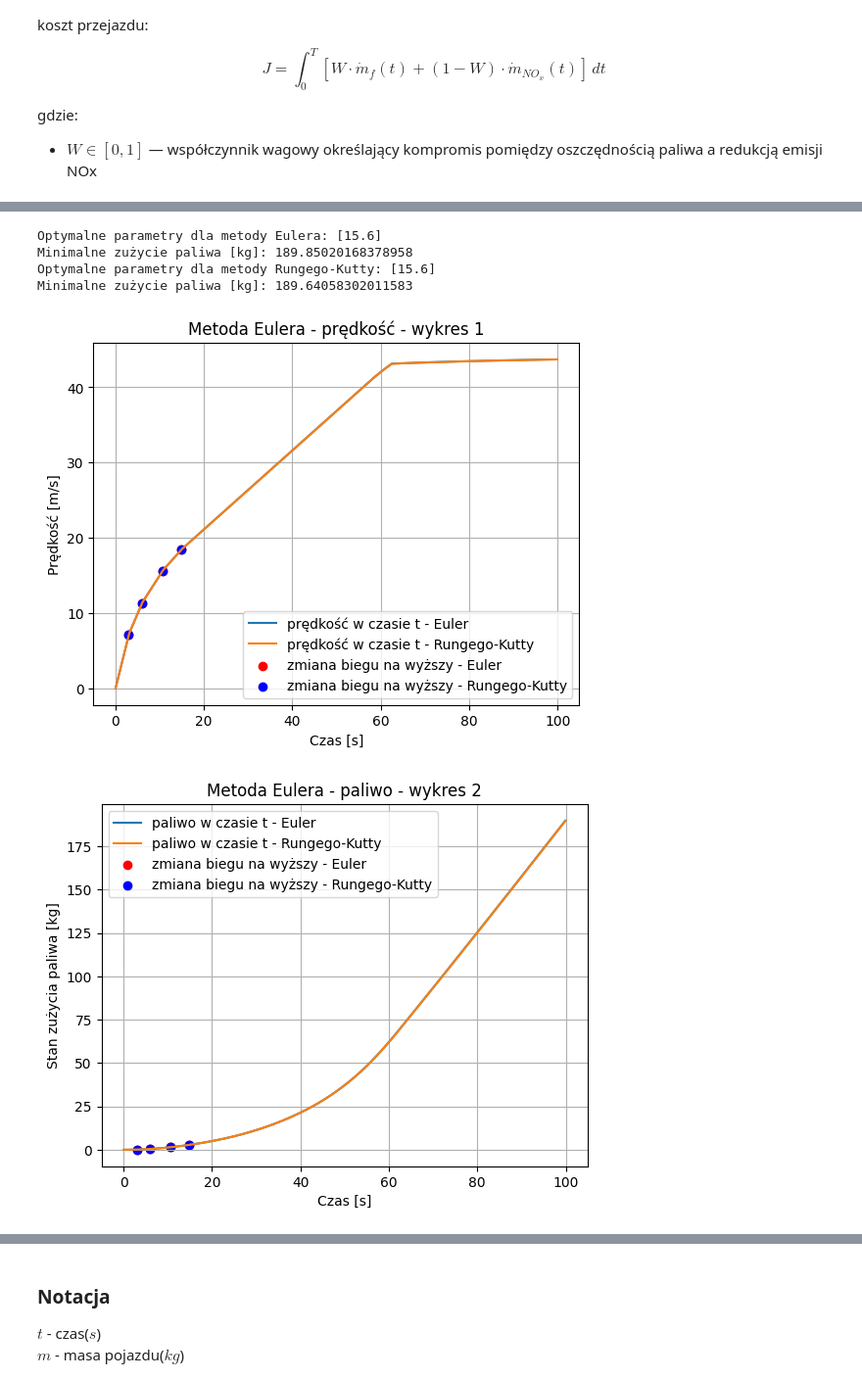
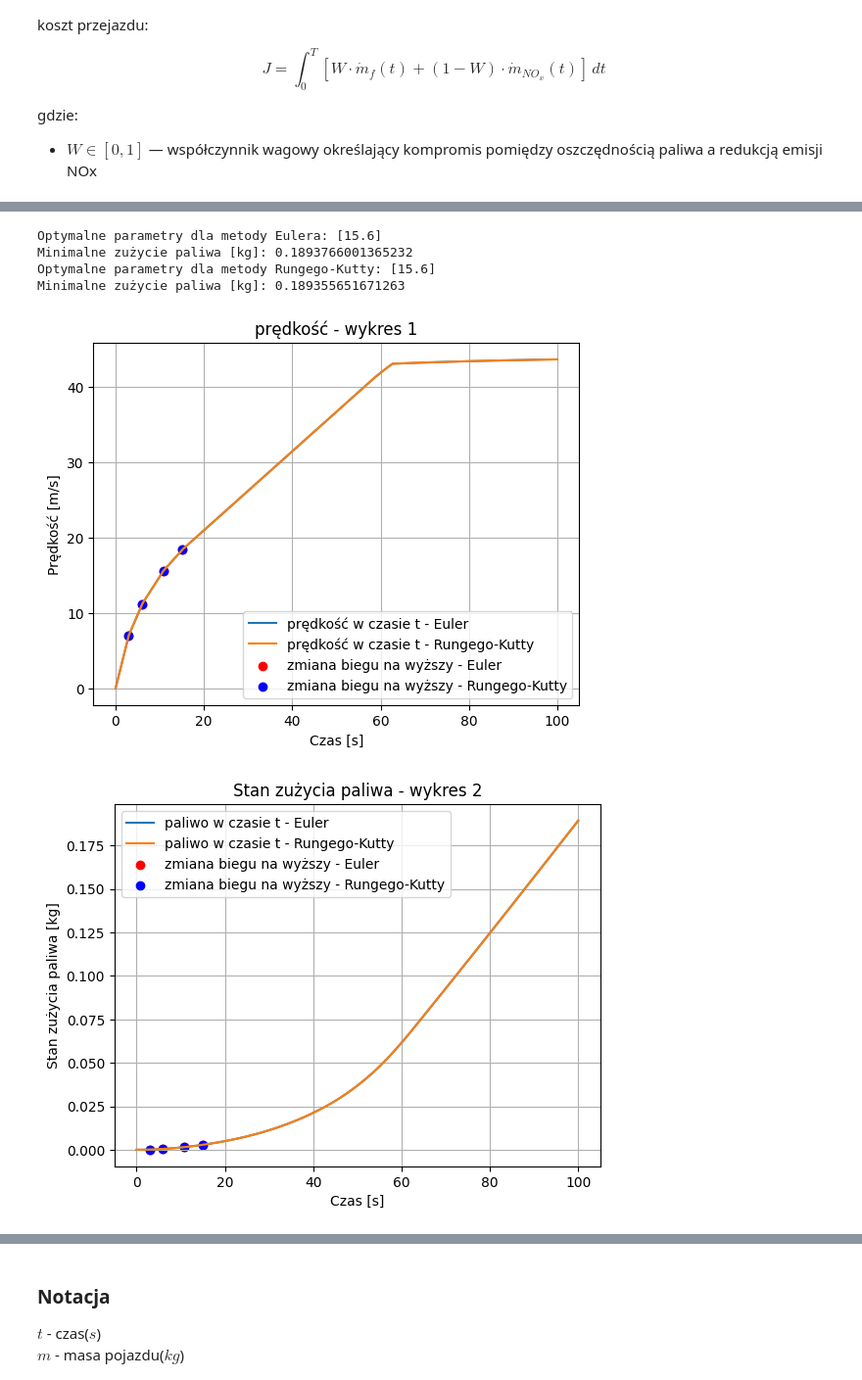
Before and after one commit to PiotrNicewicz/Projekt-rowniania-rozniczkowe, a Jupyter notebook: projekt/car_optimalization.ipynb, the cells around one changed output, grey strips where cells are left out. Shown at 98% size. Cells and saved outputs as stored; diff of their text form; code cells hidden in the pictures.

Commit message:
opis wykresów

```diff
--- a/projekt/car_optimalization.ipynb
+++ b/projekt/car_optimalization.ipynb
@@ -183,7 +185,7 @@ bsfc = np.array([
 
 
 # --- Parametry symulacji ---
-dt = 0.1           # krok czasowy [s]
+dt = 0.01           # krok czasowy [s]
 t_max = 100.0        # czas symulacji [s]
 
 # --- Warunki początkowe ---
@@ -226,7 +228,7 @@ def dvdt_fun(v, T_eng, n):
     return (1/m) * ((T_eng * R[n] * eta) / r - R_total(v))
 
 def dmdt_fun(v, N_eng, T_eng):
-    return (bsfc_map(N_eng, T_eng) * R_total(v) * v) / (3.6e6)
+    return (bsfc_map(N_eng, T_eng)/1000 * R_total(v) * v) / (3.6e6)
 
 def should_shift(v, n, dmdt, T_eng_min):
     if n >= len(R)-1:
@@ -362,37 +364,37 @@ plt.plot(t, optimal[1], label='prędkość w czasie t - Euler')
 plt.plot(t, optimal_kutt[1], label='prędkość w czasie t - Rungego-Kutty')
 plt.scatter(optimal[2],optimal[3], c='red',label='zmiana biegu na wyższy - Euler')
 plt.scatter(optimal_kutt[2],optimal_kutt[3], c='blue',label='zmiana biegu na wyższy - Rungego-Kutty')
 plt.legend()
 plt.xlabel("Czas [s]")
 plt.ylabel("Prędkość [m/s]")
-plt.title("Metoda Eulera - prędkość - wykres 1")
+plt.title("prędkość - wykres 1")
 plt.grid()
 plt.show()
 
 plt.plot(t, optimal[4], label='paliwo w czasie t - Euler')
 plt.plot(t, optimal_kutt[4], label='paliwo w czasie t - Rungego-Kutty')
 plt.scatter(optimal[2],optimal[5], c='red',label='zmiana biegu na wyższy - Euler')
 plt.scatter(optimal_kutt[2],optimal_kutt[5], c='blue',label='zmiana biegu na wyższy - Rungego-Kutty')
 
 plt.legend()
 plt.xlabel("Czas [s]")
 plt.ylabel("Stan zużycia paliwa [kg]")
-plt.title("Metoda Eulera - paliwo - wykres 2")
+plt.title("Stan zużycia paliwa - wykres 2")
 plt.grid()
 plt.show()
 
 plt.plot(optimal[1], optimal[6])
 plt.plot(optimal_kutt[1], optimal_kutt[6])
 plt.legend(['Obroty na minutę silnika przy danej prędkości'])
 plt.ylabel("Obroty silnika [obr/min]")
 plt.xlabel("Prędkość [m/s]")
-plt.title("Metoda Eulera - obroty - wykres 3")
+plt.title("Obroty silnika - wykres 3")
 plt.grid()
 plt.show()
 # %% [output]
 Optymalne parametry dla metody Eulera: [15.6]
-Minimalne zużycie paliwa [kg]: 189.85020168378958
+Minimalne zużycie paliwa [kg]: 0.1893766001365232
 Optymalne parametry dla metody Rungego-Kutty: [15.6]
-Minimalne zużycie paliwa [kg]: 189.64058302011583
+Minimalne zużycie paliwa [kg]: 0.189355651671263
-[figure, old version]
+[figure, new version]
-[figure, old version]
+[figure, new version]
```
Also changed, not shown: parts of 5 cells of this notebook.
